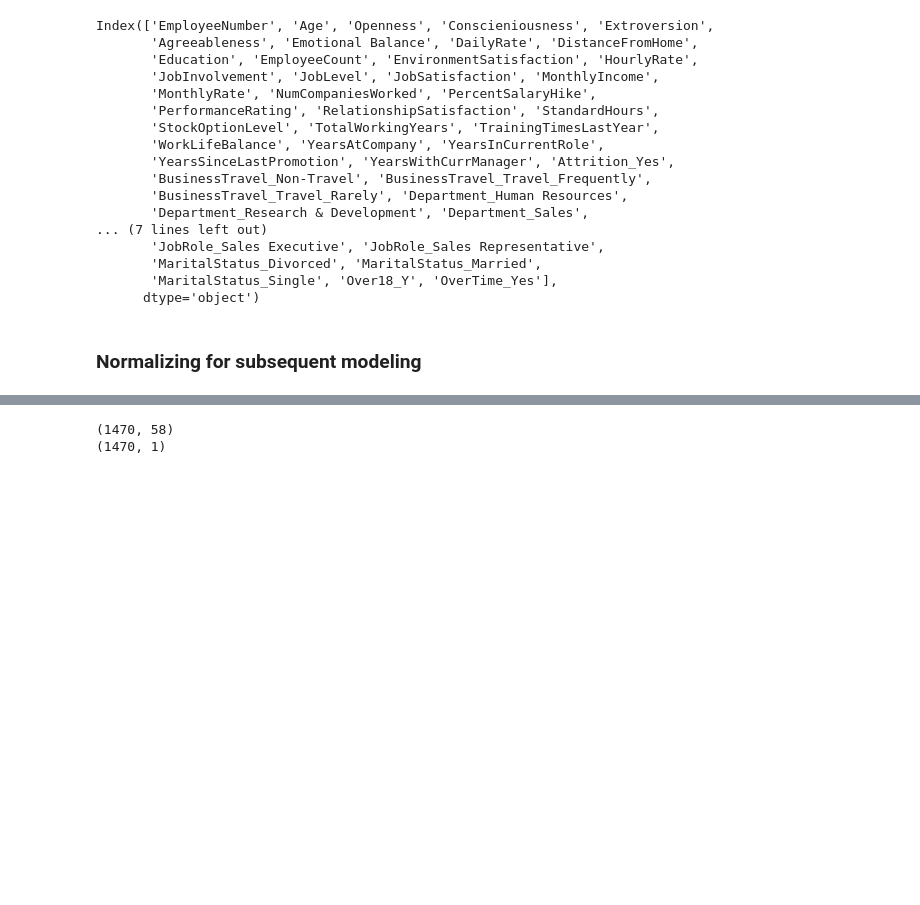
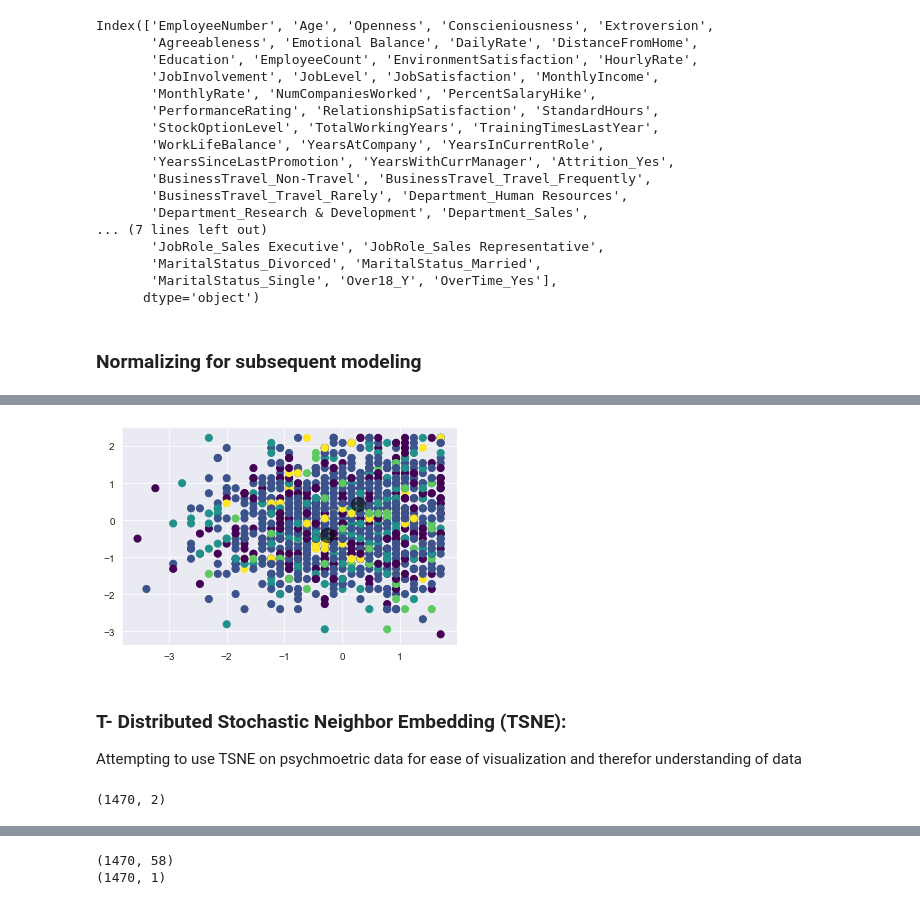
Before and after one commit to Vajrasamaya/Employee-Attrition-, a Jupyter notebook: Modeling_Predictors_of_Employee_Attrition.ipynb, the cells around one changed output, grey strips where cells are left out. Cells and saved outputs as stored; diff of their text form; code cells hidden in the pictures; blank space fills up the shorter version.

```diff
--- a/Modeling_Predictors_of_Employee_Attrition.ipynb
+++ b/Modeling_Predictors_of_Employee_Attrition.ipynb
@@ -114,0 +189,9 @@ from sklearn.preprocessing import StandardScaler
+# %%
+# first_k_cluster = kmeans.cluster_centers_
+plt.scatter(x_psychometric[:, 0], x_psychometric[:, 1], c=y_kmeans_5, s=50, cmap='viridis')
+plt.scatter(first_k_cluster[:, 0], first_k_cluster[:, 1], c='black', s=200, alpha=0.5);
+# %% [output]
+[figure, added]
+# %% [markdown]
+### T- Distributed Stochastic Neighbor Embedding (TSNE):
+Attempting to use TSNE on psychmoetric data for ease of visualization and therefor understanding of data
@@ -114,0 +200,5 @@ from sklearn.preprocessing import StandardScaler
+# %%
+X_psychometric_embedded = TSNE(n_components=2).fit_transform(x_psychometric)
+X_psychometric_embedded.shape
+# %% [output]
+(1470, 2)
```
Also changed, not shown: parts of 22 cells of this notebook.
